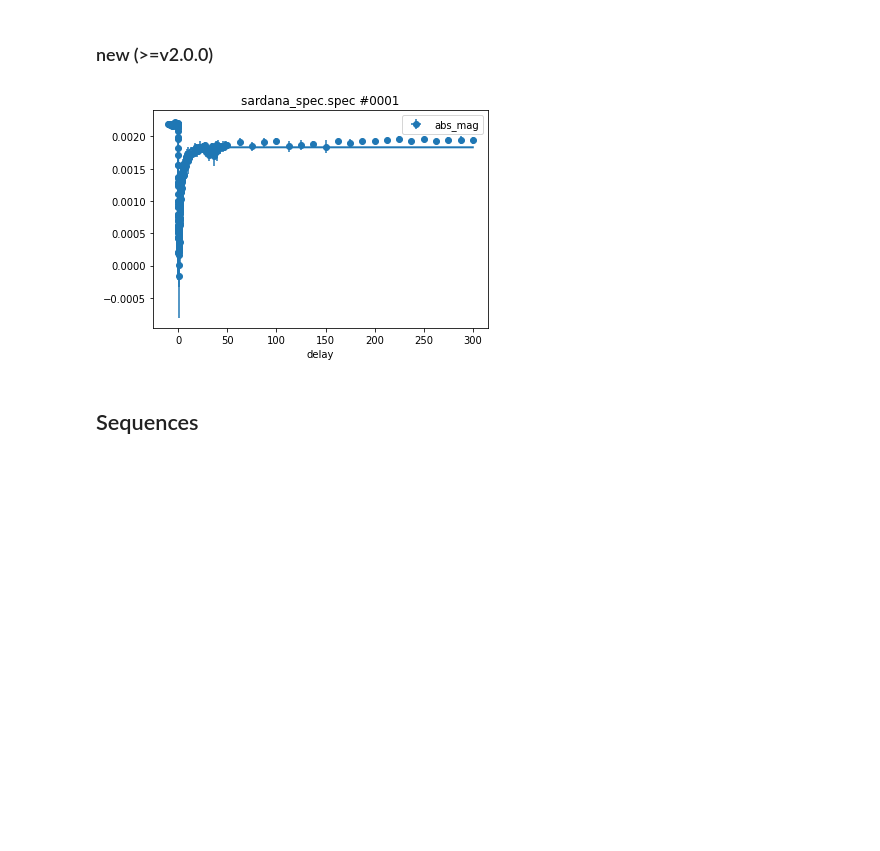
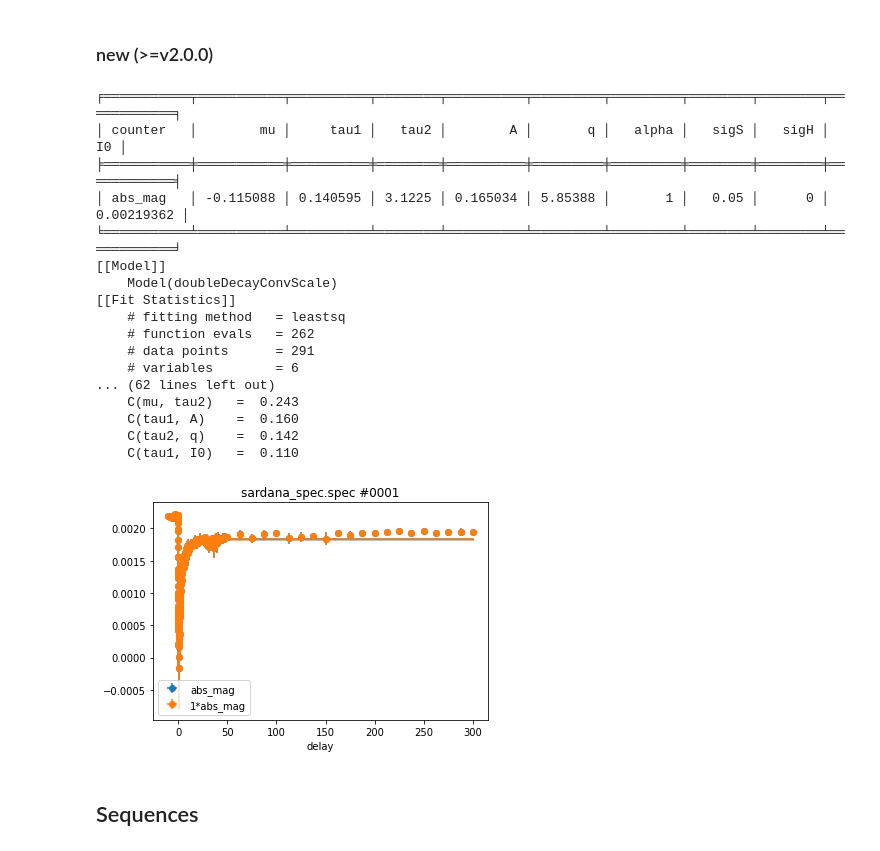
Before and after one commit to dschick/pyEvalData, a Jupyter notebook: docs/source/examples/evaluation.ipynb, the cells around one changed output. Saved outputs shown, nothing was run; the diff lists cells and outputs as text; code cells hidden in the pictures; blank space fills up the shorter version.

```diff
--- a/docs/source/examples/evaluation.ipynb
+++ b/docs/source/examples/evaluation.ipynb
@@ -686,11 +686,28 @@ plt.show()
 ### new (>=v2.0.0)
 # %%
 plt.figure()
-ev.scans([1,2,3,4]).fit(mod, pars).plot()
-plt.legend()
+ev.clist = ['abs_mag', '1*abs_mag']
+scans = ev.scans([1,2,3,4]).fit(mod, pars, report=2).plot()
 plt.show()
 # %% [output]
+╒═══════════╤═══════════╤══════════╤════════╤══════════╤═════════╤═════════╤════════╤════════╤════════════╕
+│ counter   │        mu │     tau1 │   tau2 │        A │       q │   alpha │   sigS │   sigH │         I0 │
+╞═══════════╪═══════════╪══════════╪════════╪══════════╪═════════╪═════════╪════════╪════════╪════════════╡
+│ abs_mag   │ -0.115088 │ 0.140595 │ 3.1225 │ 0.165034 │ 5.85388 │       1 │   0.05 │      0 │ 0.00219362 │
+╘═══════════╧═══════════╧══════════╧════════╧══════════╧═════════╧═════════╧════════╧════════╧════════════╛
+[[Model]]
+    Model(doubleDecayConvScale)
+[[Fit Statistics]]
+    # fitting method   = leastsq
+    # function evals   = 262
+    # data points      = 291
+    # variables        = 6
+... (62 lines left out)
+    C(mu, tau2)   =  0.243
+    C(tau1, A)    =  0.160
+    C(tau2, q)    =  0.142
+    C(tau1, I0)   =  0.110
-[figure, old version]
+[figure, new version]
 # %% [markdown]
 ## Sequences
 # %% [markdown]
```
Also changed, not shown: parts of 12 cells of this notebook, 1 other file.
